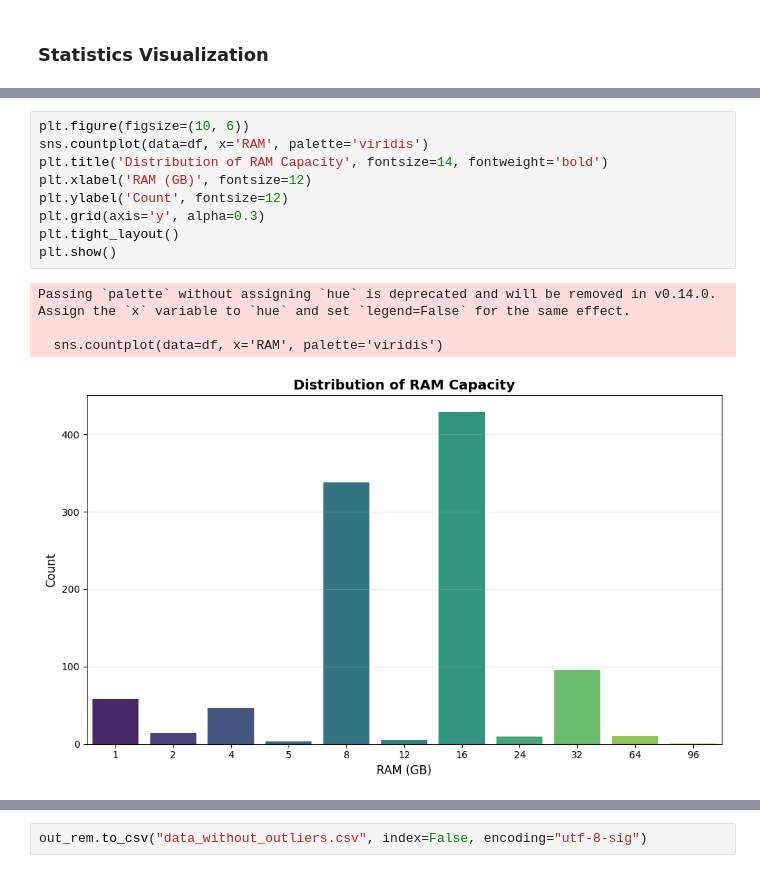
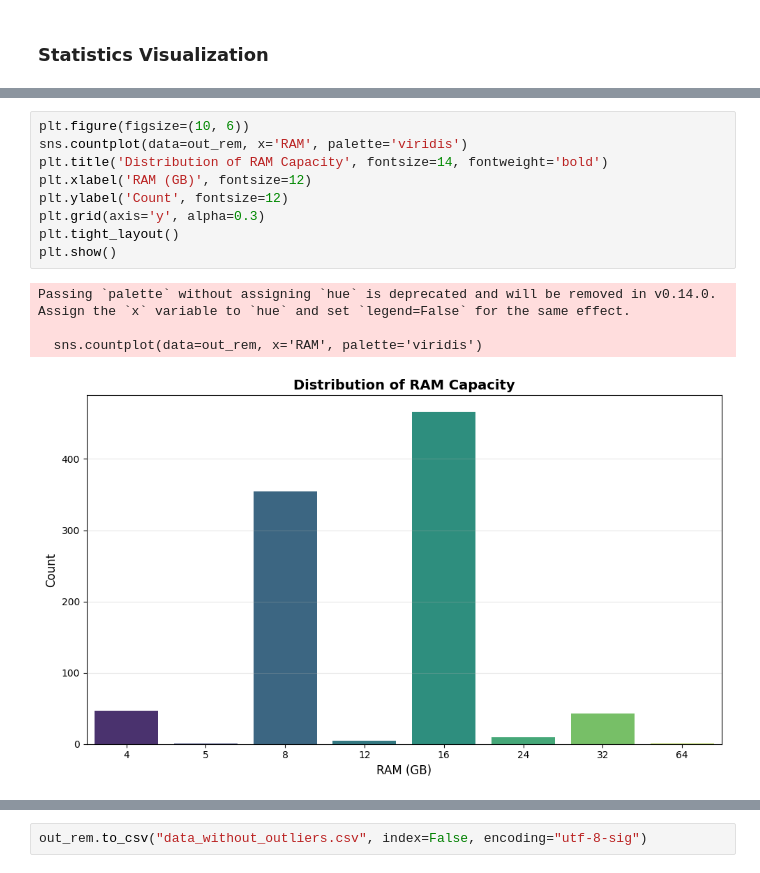
Before and after one commit to Waddah0-0/Laptop-Price-Prediction, a Jupyter notebook: Code/EDA.ipynb, the cells around one changed output, grey strips where cells are left out. Drawn from its saved outputs; the diff is of its cells as text.

```diff
--- a/Code/EDA.ipynb
+++ b/Code/EDA.ipynb
@@ -161,17 +161,17 @@ if all(col in df.columns for col in key_vars):
 # %%
 plt.figure(figsize=(10, 6))
-sns.countplot(data=df, x='RAM', palette='viridis')
+sns.countplot(data=out_rem, x='RAM', palette='viridis')
 plt.title('Distribution of RAM Capacity', fontsize=14, fontweight='bold')
 plt.xlabel('RAM (GB)', fontsize=12)
 plt.ylabel('Count', fontsize=12)
 plt.grid(axis='y', alpha=0.3)
 plt.tight_layout()
 plt.show()
 # %% [output]
 Passing `palette` without assigning `hue` is deprecated and will be removed in v0.14.0. Assign the `x` variable to `hue` and set `legend=False` for the same effect.
 
-  sns.countplot(data=df, x='RAM', palette='viridis')
+  sns.countplot(data=out_rem, x='RAM', palette='viridis')
-[figure, old version]
+[figure, new version]
 # %%
 fig, axes = plt.subplots(2, 2, figsize=(14, 10))
 
```
Also changed, not shown: parts of 13 cells of this notebook, 7 other files.
